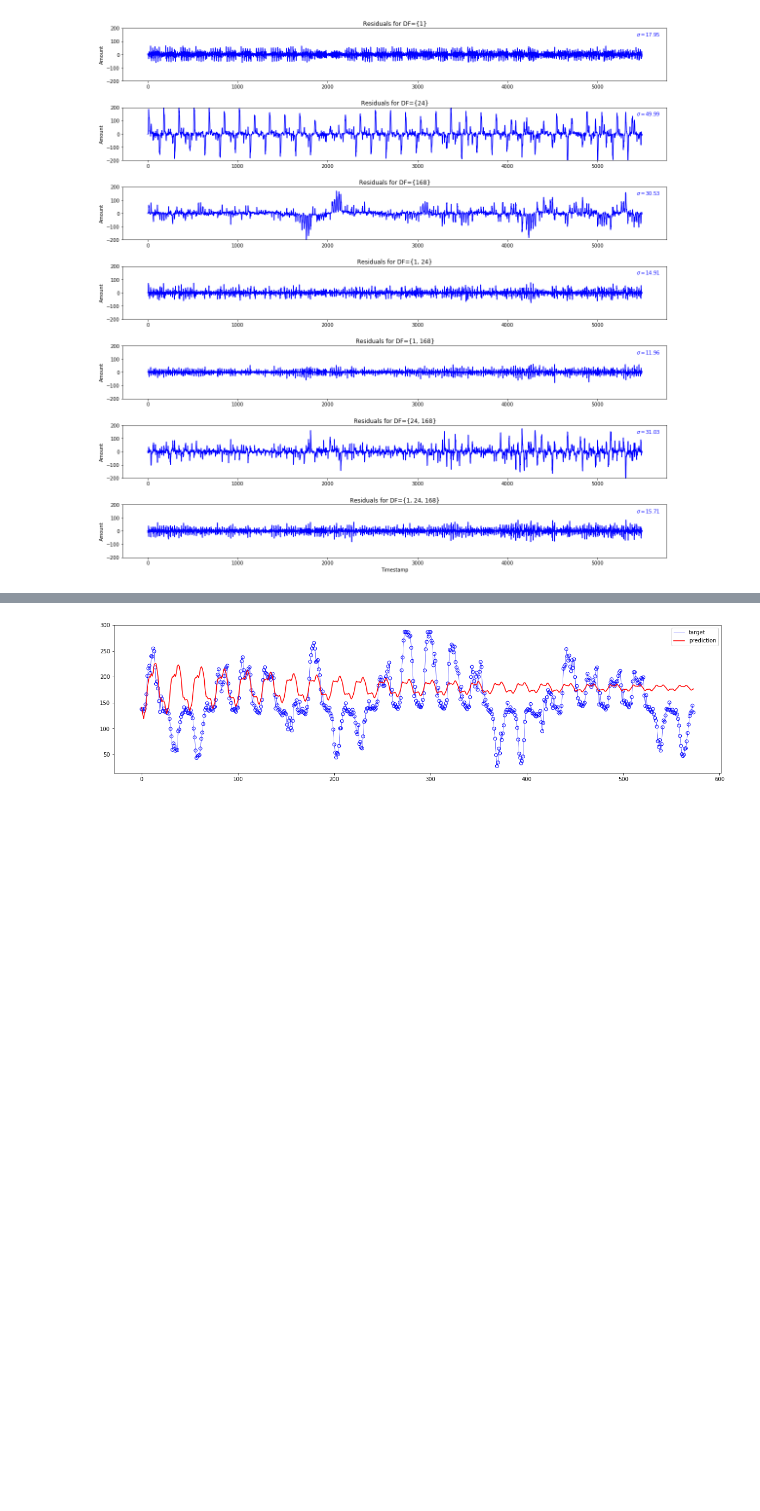
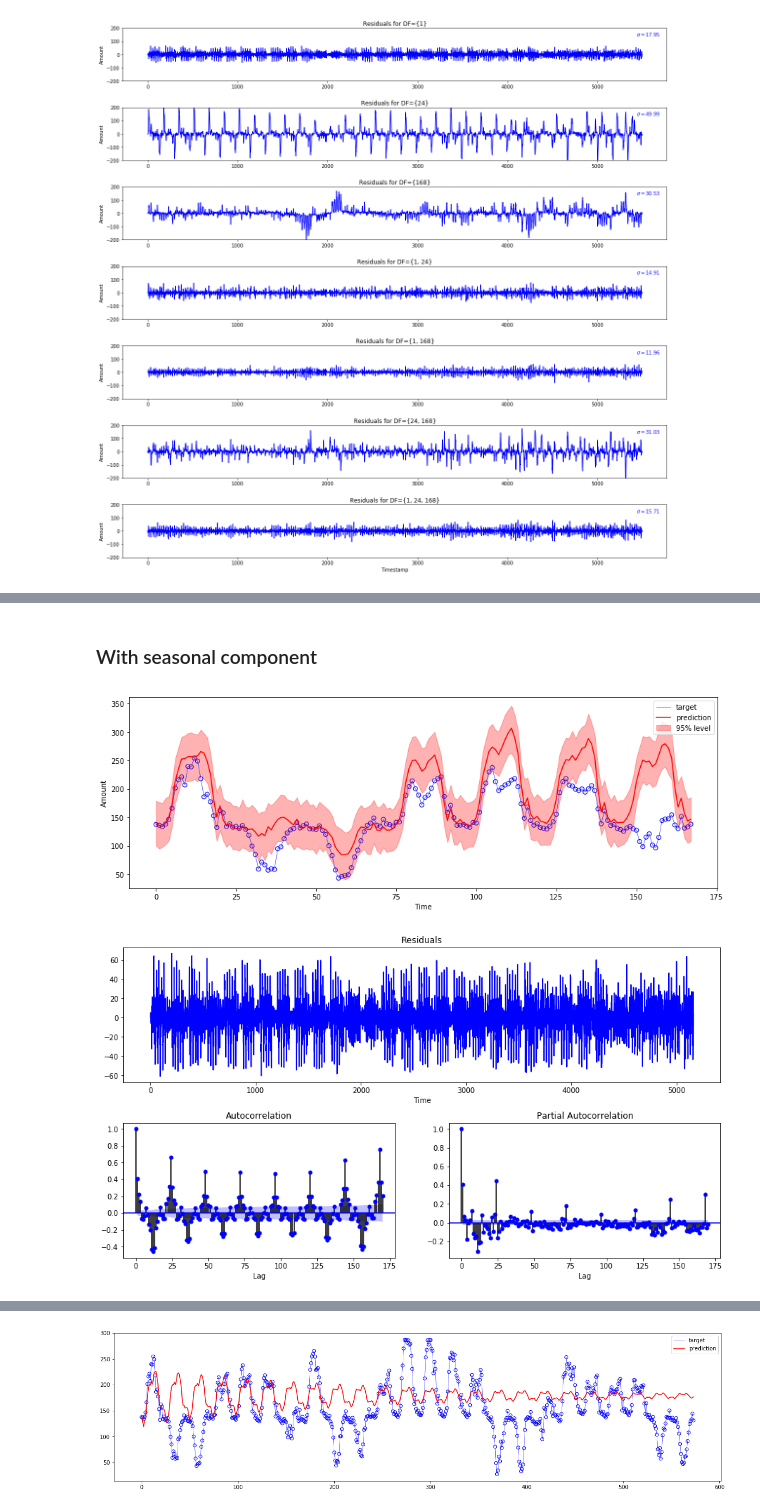
Before and after one commit to joelmfonseca/COM-503, a Jupyter notebook: hw4/hw4.ipynb, the cells around one changed output, grey strips where cells are left out. Cells and saved outputs as stored; diff of their text form; code cells hidden in the pictures; blank space fills up the shorter version.

```diff
--- a/hw4/hw4.ipynb
+++ b/hw4/hw4.ipynb
@@ -331,0 +268,2 @@ plot_prediction(model_5, test)
+# %% [markdown]
+### With seasonal component
@@ -331,0 +276,9 @@ plot_prediction(model_5, test)
+# %%
+hw_seasonal_model = load('hw_seasonal_model')
+hw_seasonal_res = load('hw_seasonal_res')
+
+plot_predictions(hw_model_res.resid, hw_seasonal_model, train, test, 168)
+plot_residual_analysis(hw_model_res.resid)
+# %% [output]
+[figure, added]
+[figure, added]
```
Also changed, not shown: parts of 45 cells of this notebook, 4 other files.
